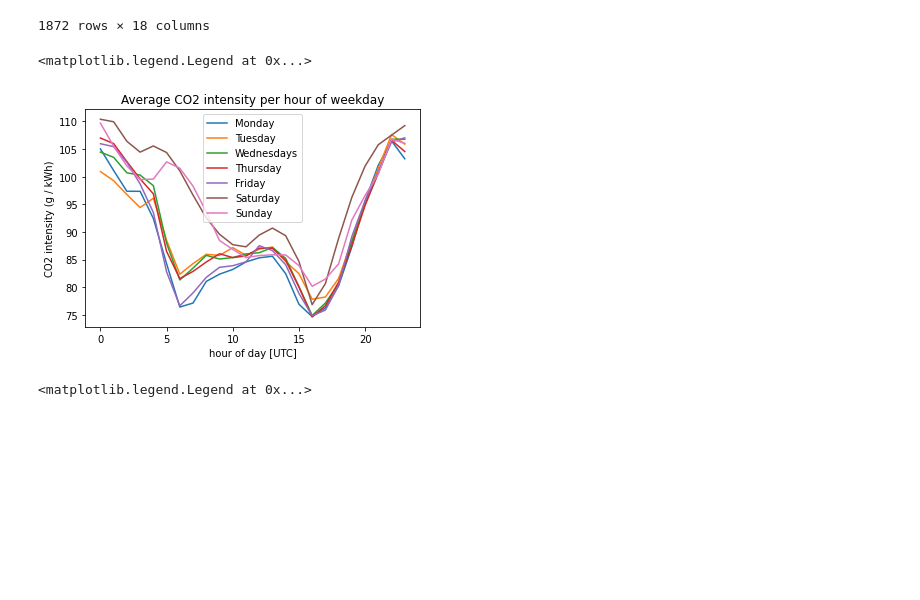
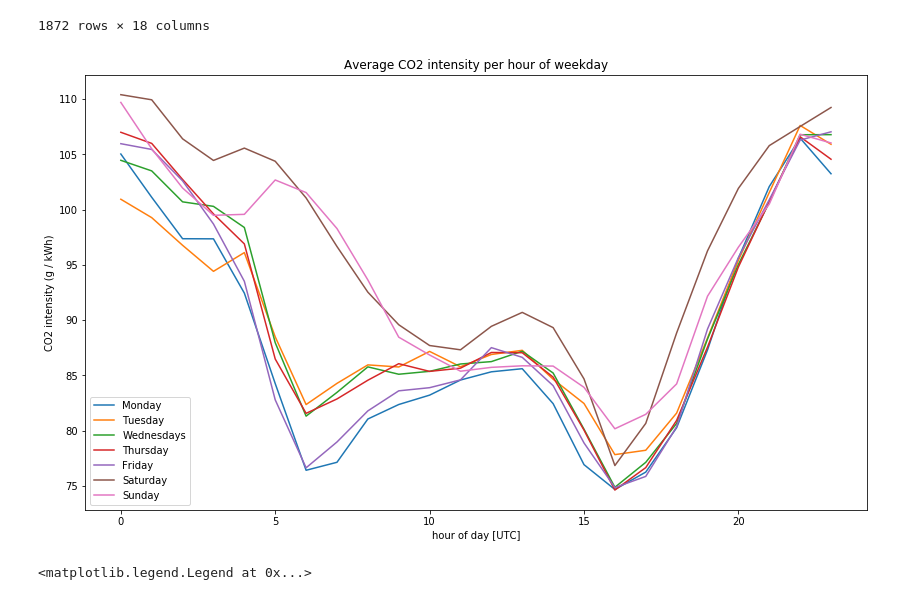
Before and after one commit to invveritas/green_charging_emobility, a Jupyter notebook: Notebooks/CO2 intensity trends per weekday an hour.ipynb, the cells around one changed output. Cells and saved outputs as stored; diff of their text form; code cells hidden in the pictures; blank space fills up the shorter version.

Commit message:
Output nicer graph from Martin's work

```diff
--- a/Notebooks/CO2 intensity trends per weekday an hour.ipynb
+++ b/Notebooks/CO2 intensity trends per weekday an hour.ipynb
@@ -227,20 +227,21 @@ for day in days:
 # %%
 import matplotlib.pyplot as plt
 # %%
+plt.figure(figsize=(14, 8))
 plt.plot(result['0'], label="Monday")
 plt.plot(result['1'], label="Tuesday")
 plt.plot(result['2'], label="Wednesdays")
 plt.plot(result['3'], label="Thursday")
 plt.plot(result['4'], label="Friday")
 plt.plot(result['5'], label="Saturday")
 plt.plot(result['6'], label="Sunday")
 plt.title("Average CO2 intensity per hour of weekday")
 plt.ylabel("CO2 intensity (g / kWh)")
 plt.xlabel("hour of day [UTC]")
 plt.legend()
+plt.savefig("Daily CO2.png", dpi=300)
 # %% [output]
-<matplotlib.legend.Legend at 0x...>
-[figure, old version]
+[figure, new version]
 # %%
 # Calculate average consumption per weekday
 days = [mondays, tuesdays, wednesdays, thursdays, fridays, saturdays, sundays]
```
Also changed, not shown: parts of 1 cell of this notebook, 1 other file.
